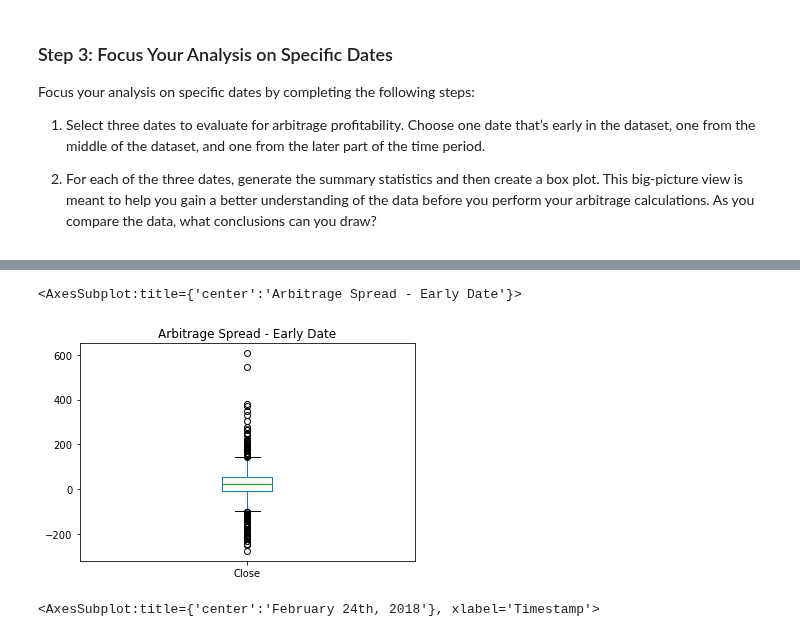
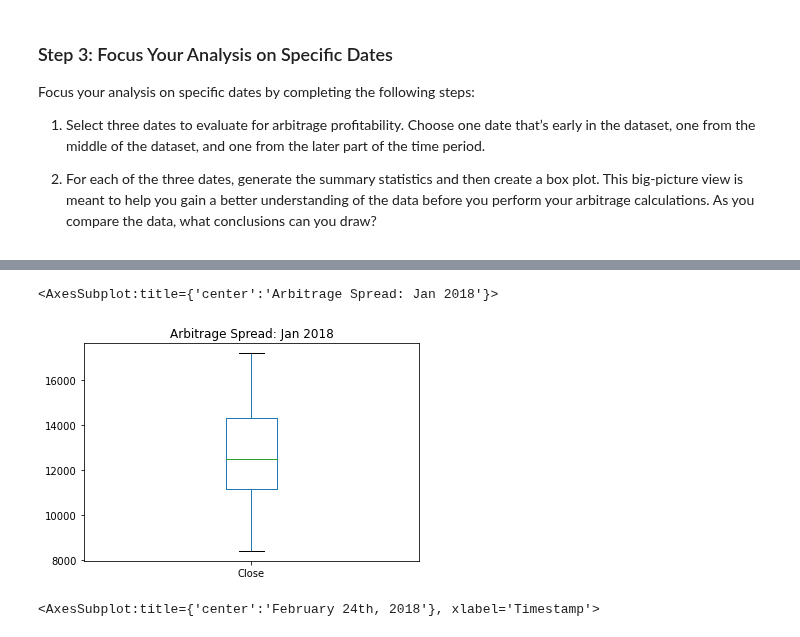
Before and after one commit to AquibaB/Arbitrage-strategies-BTC, a Jupyter notebook: crypto_arbitrage.ipynb, the cells around one changed output, grey strips where cells are left out. Saved outputs shown, nothing was run; the diff lists cells and outputs as text; code cells hidden in the pictures.

```diff
--- a/crypto_arbitrage.ipynb
+++ b/crypto_arbitrage.ipynb
@@ -383,10 +388,10 @@ max       606.800000
 Name: Close, dtype: float64
 # %%
 # Visualize the arbitrage spread from early in the dataset in a box plot
-# YOUR CODE HERE
+coinbase_sliced.loc['2018-01-01':'2018-02-01'].plot(kind='box', title='Arbitrage Spread: Jan 2018')
 # %% [output]
-<AxesSubplot:title={'center':'Arbitrage Spread - Early Date'}>
+<AxesSubplot:title={'center':'Arbitrage Spread: Jan 2018'}>
-[figure, old version]
+[figure, new version]
 # %%
 # Create an overlay plot that visualizes the two dataframes over a period of one day from the middle of the dataset.
 # Be sure that the plots include the parameters `legend`, `figsize`, `title`, `color` and `label`
```
Also changed, not shown: parts of 2 cells of this notebook.
